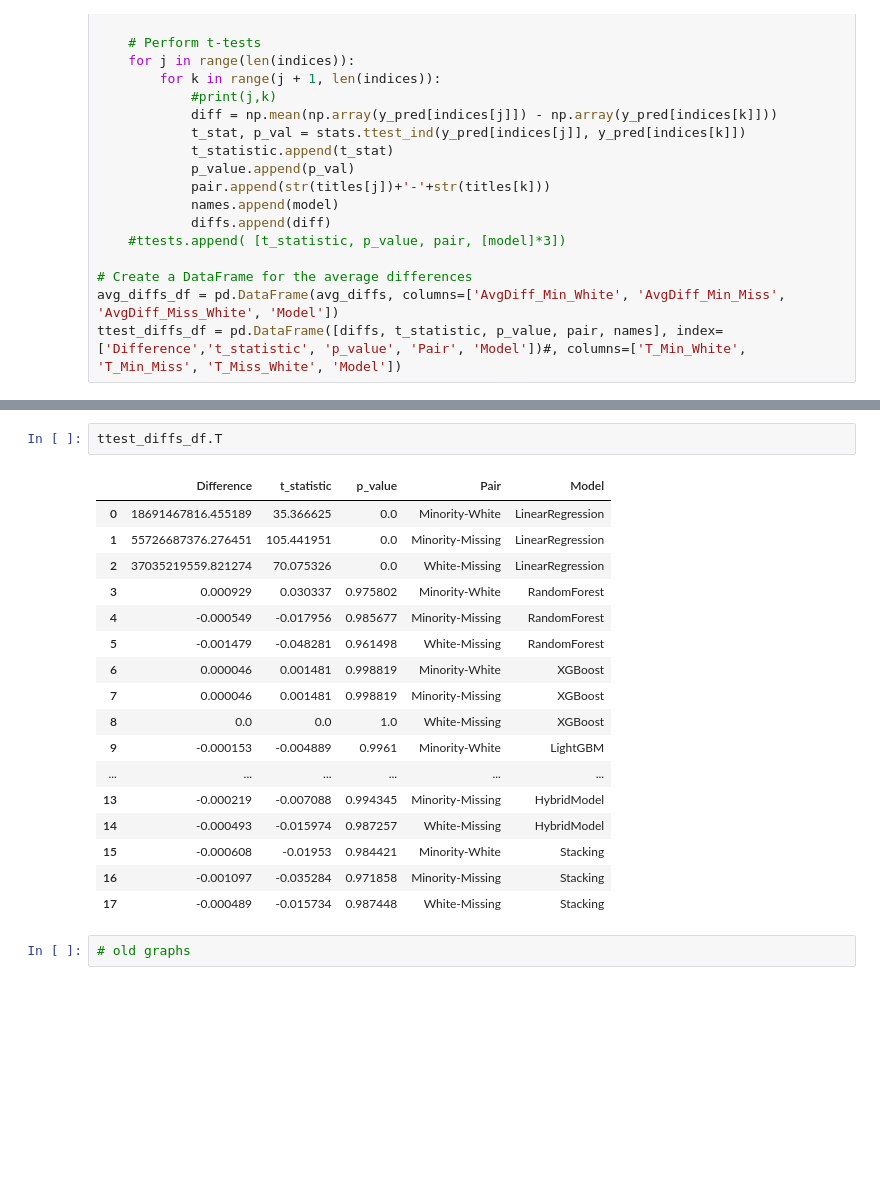
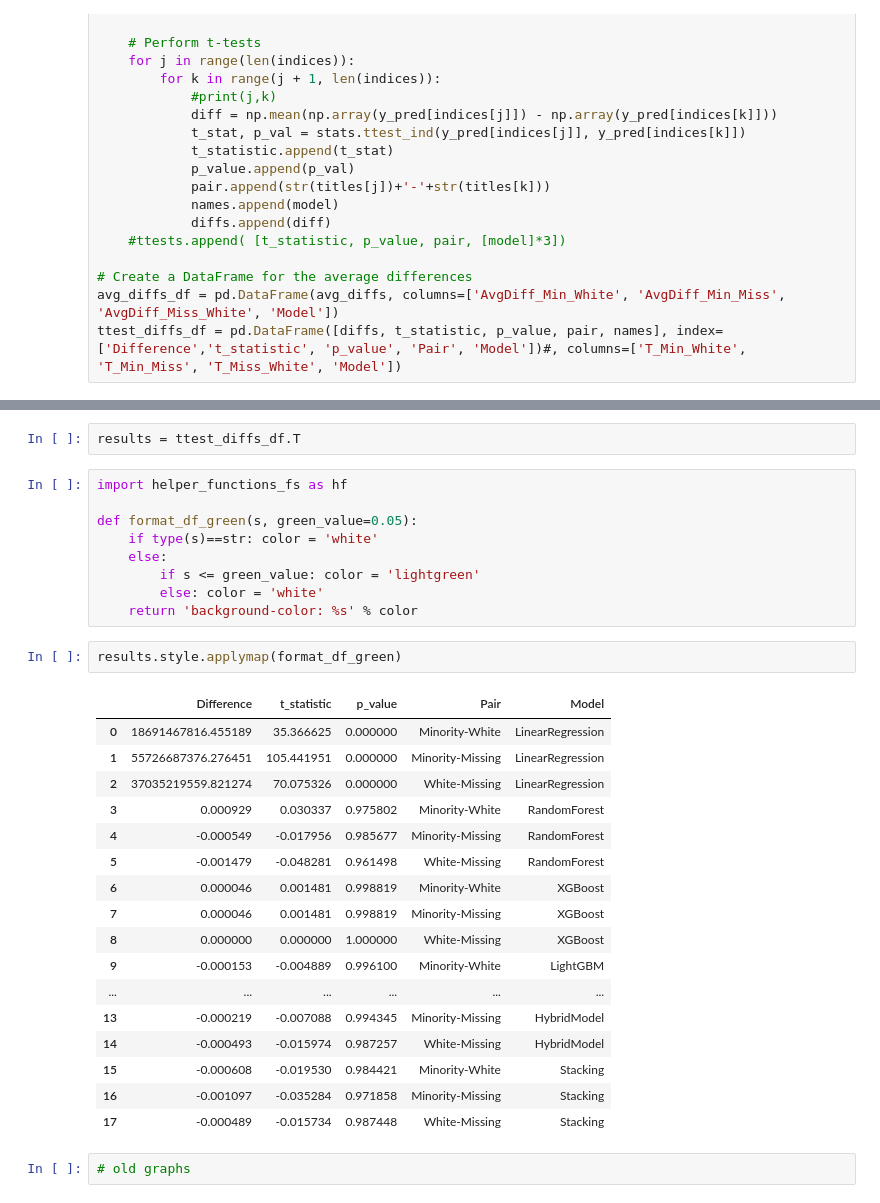
Before and after one commit to frafuria/GH_TEHSIS, a Jupyter notebook: CODICE/5_fairness_results/3_counterfactual_analysis/C_ANALISI_counterfactuals.ipynb, the cells around one changed output, grey strips where cells are left out. Drawn from its saved outputs; the diff is of its cells as text; blank space fills up the shorter version.

```diff
--- a/CODICE/5_fairness_results/3_counterfactual_analysis/C_ANALISI_counterfactuals.ipynb
+++ b/CODICE/5_fairness_results/3_counterfactual_analysis/C_ANALISI_counterfactuals.ipynb
@@ -205,23 +207,34 @@ avg_diffs_df
 # %%
-ttest_diffs_df.T
+results = ttest_diffs_df.T
-# %% [output]
-|  | Difference | t_statistic | p_value | Pair | Model |
-| 0 | 18691467816.455189 | 35.366625 | 0.0 | Minority-White | LinearRegression |
-| 1 | 55726687376.276451 | 105.441951 | 0.0 | Minority-Missing | LinearRegression |
-| 2 | 37035219559.821274 | 70.075326 | 0.0 | White-Missing | LinearRegression |
-| 3 | 0.000929 | 0.030337 | 0.975802 | Minority-White | RandomForest |
-| 4 | -0.000549 | -0.017956 | 0.985677 | Minority-Missing | RandomForest |
-| 5 | -0.001479 | -0.048281 | 0.961498 | White-Missing | RandomForest |
-| 6 | 0.000046 | 0.001481 | 0.998819 | Minority-White | XGBoost |
-| 7 | 0.000046 | 0.001481 | 0.998819 | Minority-Missing | XGBoost |
-| 8 | 0.0 | 0.0 | 1.0 | White-Missing | XGBoost |
-| 9 | -0.000153 | -0.004889 | 0.9961 | Minority-White | LightGBM |
-| ... | ... | ... | ... | ... | ... |
-| 13 | -0.000219 | -0.007088 | 0.994345 | Minority-Missing | HybridModel |
-| 14 | -0.000493 | -0.015974 | 0.987257 | White-Missing | HybridModel |
-| 15 | -0.000608 | -0.01953 | 0.984421 | Minority-White | Stacking |
-| 16 | -0.001097 | -0.035284 | 0.971858 | Minority-Missing | Stacking |
-| 17 | -0.000489 | -0.015734 | 0.987448 | White-Missing | Stacking |
+# %%
+import helper_functions_fs as hf
+
+def format_df_green(s, green_value=0.05):
+    if type(s)==str: color = 'white'
+    else:
+        if s <= green_value: color = 'lightgreen'
+        else: color = 'white'
+    return 'background-color: %s' % color
+# %%
+results.style.applymap(format_df_green)
+# %% [output]
+|  | Difference | t_statistic | p_value | Pair | Model |
+| 0 | 18691467816.455189 | 35.366625 | 0.000000 | Minority-White | LinearRegression |
+| 1 | 55726687376.276451 | 105.441951 | 0.000000 | Minority-Missing | LinearRegression |
+| 2 | 37035219559.821274 | 70.075326 | 0.000000 | White-Missing | LinearRegression |
+| 3 | 0.000929 | 0.030337 | 0.975802 | Minority-White | RandomForest |
+| 4 | -0.000549 | -0.017956 | 0.985677 | Minority-Missing | RandomForest |
+| 5 | -0.001479 | -0.048281 | 0.961498 | White-Missing | RandomForest |
+| 6 | 0.000046 | 0.001481 | 0.998819 | Minority-White | XGBoost |
+| 7 | 0.000046 | 0.001481 | 0.998819 | Minority-Missing | XGBoost |
+| 8 | 0.000000 | 0.000000 | 1.000000 | White-Missing | XGBoost |
+| 9 | -0.000153 | -0.004889 | 0.996100 | Minority-White | LightGBM |
+| ... | ... | ... | ... | ... | ... |
+| 13 | -0.000219 | -0.007088 | 0.994345 | Minority-Missing | HybridModel |
+| 14 | -0.000493 | -0.015974 | 0.987257 | White-Missing | HybridModel |
+| 15 | -0.000608 | -0.019530 | 0.984421 | Minority-White | Stacking |
+| 16 | -0.001097 | -0.035284 | 0.971858 | Minority-Missing | Stacking |
+| 17 | -0.000489 | -0.015734 | 0.987448 | White-Missing | Stacking |
 # %%
 # old graphs
 # %%
```
Also changed, not shown: parts of 3 cells of this notebook, 5 other files.
